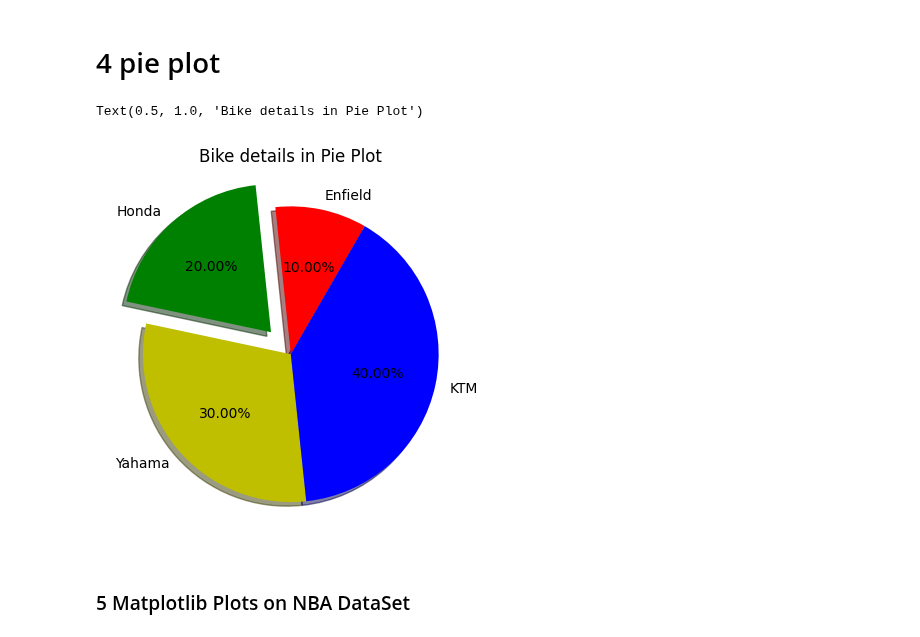
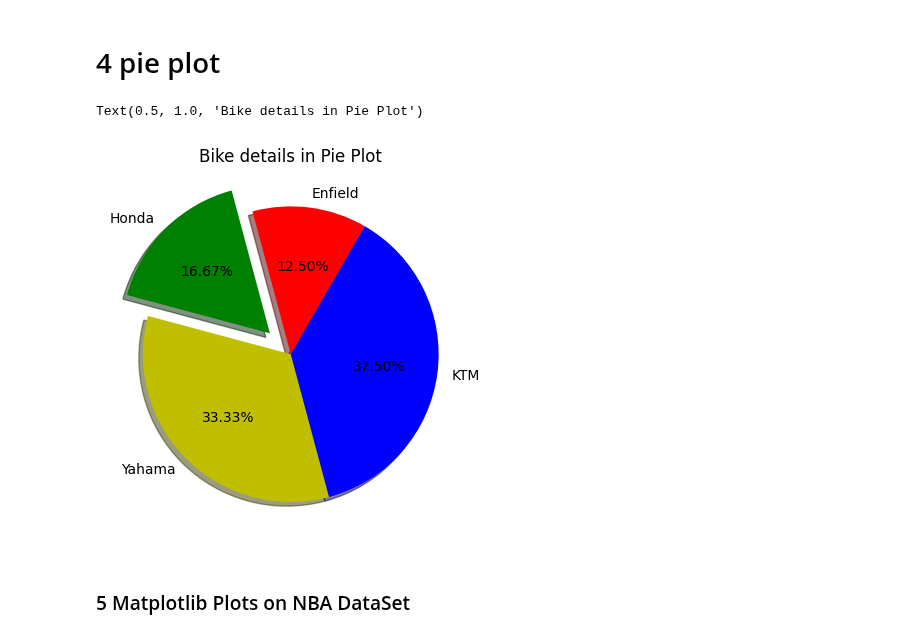
Before and after one commit to slayerrr12/PythonSage, a Jupyter notebook: BasicMatplotLib/(Data_Visualization).ipynb, the cells around one changed output. Cells and saved outputs as stored; diff of their text form; code cells hidden in the pictures.

Commit message:
tweaeking slice sizes in pie chart

```diff
--- a/BasicMatplotLib/(Data_Visualization).ipynb
+++ b/BasicMatplotLib/(Data_Visualization).ipynb
@@ -200,20 +200,20 @@ plt.grid()
 # %%
 import matplotlib.pyplot as plt
 
 days = [1,2,3,4]
 
-slices = [1,2,3,4]
+slices = [1+1+1,2+1+1,6+1+1,1+7+1]
 activities = ['Enfield','Honda','Yahama','KTM']
 cols = ['r','g','y','b']
 labels=activities
 colors=cols
 #slices
 plt.pie(slices, labels = labels , colors = cols , startangle=60, shadow= True,explode=(0,.2,0,0), autopct='%1.2f%%')
 
 plt.title('Bike details in Pie Plot')
 # %% [output]
 Text(0.5, 1.0, 'Bike details in Pie Plot')
-[figure, old version]
+[figure, new version]
 # %% [markdown]
 ### 5 Matplotlib Plots on NBA DataSet
 # %%
```
